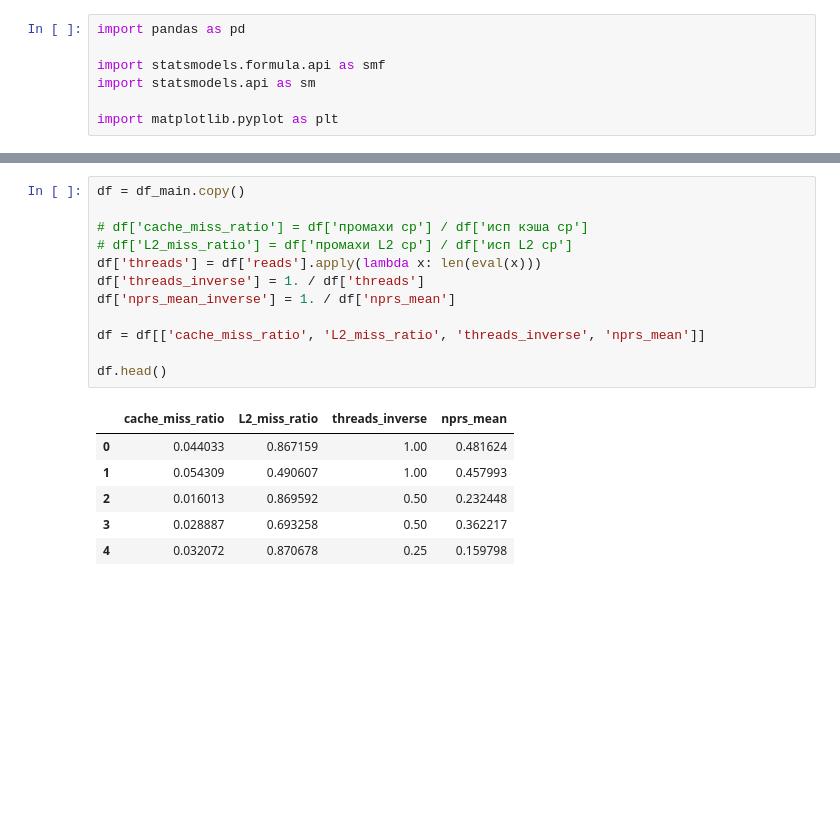
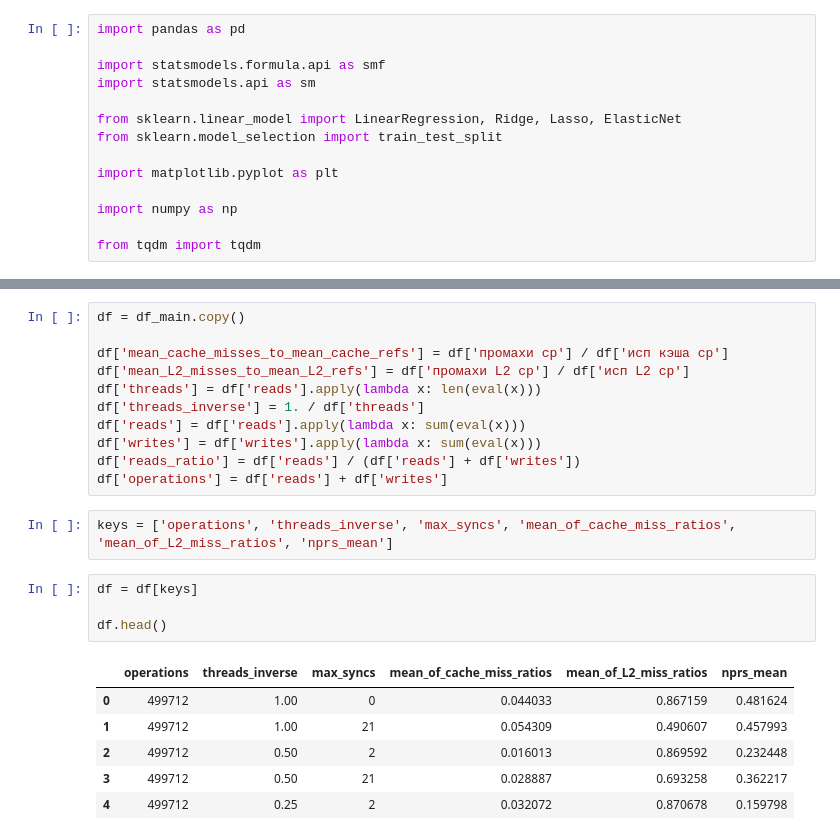
Before and after one commit to KalachevGleb/circuit-split, a Jupyter notebook: python/big_scheme_stats/arena.ipynb, the cells around one changed output, grey strips where cells are left out. Cells and saved outputs as stored; diff of their text form; blank space fills up the shorter version.

```diff
--- a/python/big_scheme_stats/arena.ipynb
+++ b/python/big_scheme_stats/arena.ipynb
@@ -4,7 +4,14 @@ import pandas as pd
 import statsmodels.formula.api as smf
 import statsmodels.api as sm
 
+from sklearn.linear_model import LinearRegression, Ridge, Lasso, ElasticNet
+from sklearn.model_selection import train_test_split
+
 import matplotlib.pyplot as plt
+
+import numpy as np
+
+from tqdm import tqdm
 # %%
 df_main = pd.read_csv('13to17/table.csv')
 
@@ -19,20 +26,25 @@ df_main.head()
 # %%
 df = df_main.copy()
 
-# df['cache_miss_ratio'] = df['промахи ср'] / df['исп кэша ср']
-# df['L2_miss_ratio'] = df['промахи L2 ср'] / df['исп L2 ср']
+df['mean_cache_misses_to_mean_cache_refs'] = df['промахи ср'] / df['исп кэша ср']
+df['mean_L2_misses_to_mean_L2_refs'] = df['промахи L2 ср'] / df['исп L2 ср']
 df['threads'] = df['reads'].apply(lambda x: len(eval(x)))
 df['threads_inverse'] = 1. / df['threads']
-df['nprs_mean_inverse'] = 1. / df['nprs_mean']
-
-df = df[['cache_miss_ratio', 'L2_miss_ratio', 'threads_inverse', 'nprs_mean']]
-
-df.head()
+df['reads'] = df['reads'].apply(lambda x: sum(eval(x)))
+df['writes'] = df['writes'].apply(lambda x: sum(eval(x)))
+df['reads_ratio'] = df['reads'] / (df['reads'] + df['writes'])
+df['operations'] = df['reads'] + df['writes']
-# %% [output]
-|  | cache_miss_ratio | L2_miss_ratio | threads_inverse | nprs_mean |
-| 0 | 0.044033 | 0.867159 | 1.00 | 0.481624 |
-| 1 | 0.054309 | 0.490607 | 1.00 | 0.457993 |
-| 2 | 0.016013 | 0.869592 | 0.50 | 0.232448 |
-| 3 | 0.028887 | 0.693258 | 0.50 | 0.362217 |
-| 4 | 0.032072 | 0.870678 | 0.25 | 0.159798 |
+# %%
+keys = ['operations', 'threads_inverse', 'max_syncs', 'mean_of_cache_miss_ratios', 'mean_of_L2_miss_ratios', 'nprs_mean']
+# %%
+df = df[keys]
+
+df.head()
+# %% [output]
+|  | operations | threads_inverse | max_syncs | mean_of_cache_miss_ratios | mean_of_L2_miss_ratios | nprs_mean |
+| 0 | 499712 | 1.00 | 0 | 0.044033 | 0.867159 | 0.481624 |
+| 1 | 499712 | 1.00 | 21 | 0.054309 | 0.490607 | 0.457993 |
+| 2 | 499712 | 0.50 | 2 | 0.016013 | 0.869592 | 0.232448 |
+| 3 | 499712 | 0.50 | 21 | 0.028887 | 0.693258 | 0.362217 |
+| 4 | 499712 | 0.25 | 2 | 0.032072 | 0.870678 | 0.159798 |
 # %%
```
Also changed, not shown: parts of 8 cells of this notebook, 1 other file.
